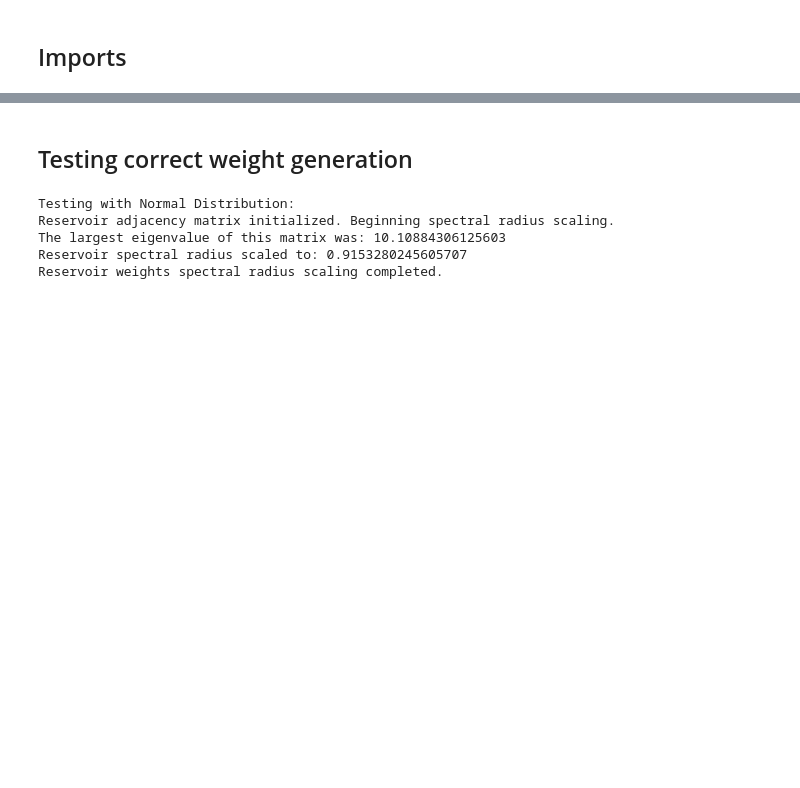
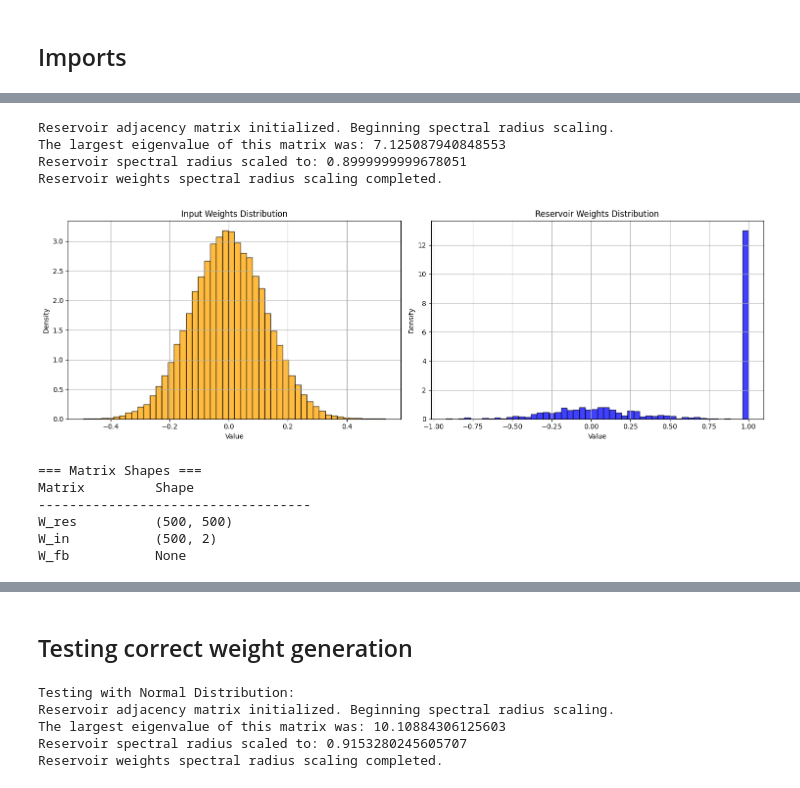
Before and after one commit to DRH312/py-ESN, a Jupyter notebook: EchoStateNetwork-Workshop/ESN_TestingSpace.ipynb, the cells around one changed output, grey strips where cells are left out. Drawn from its saved outputs; the diff is of its cells as text; code cells hidden in the pictures; blank space fills up the shorter version.

```diff
--- a/EchoStateNetwork-Workshop/ESN_TestingSpace.ipynb
+++ b/EchoStateNetwork-Workshop/ESN_TestingSpace.ipynb
@@ -9,18 +28,32 @@ from ESN_class_main import EchoStateNetwork
 # %%
 # Network parameters for testing.
 ESN_params = {
-        'input_dim': 10,           # Number of input features
-        'nodes': 1000,              # Number of reservoir neurons
-        'output_dim': 1,           # Number of output features
-        'ridge': 1e-6,             # Regularization parameter for ridge regression
-        'leak': 0.3,               # Leaking rate
-        'connectivity': 0.1,       # Connectivity of the reservoir
-        'input_scaling': 0.5,      # Scaling factor for input weights
-        'spectral_radius': 0.9,    # Desired spectral radius of the reservoir
-        'seed': 42,                # Random seed for reproducibility
-        'train_length': 500,       # Number of training steps
-        'prediction_length': 100 ,  # Number of prediction steps
-        'dtype': 'float64',
-        'enable_forcing': True,
-        'bias': False
-    }
+    'input_dim': 1,              # Single input feature
+    'nodes': 500,                # Reservoir size
+    'output_dim': 1,             # Single output feature
+    'leak': 0.3,                 # Leak rate
+    'connectivity': 0.1,         # Sparsity of the reservoir
+    'input_scaling': np.array([0.8]),  # Input scaling factor
+    'teacher_scaling': np.array([0.3]),
+    'spectral_radius': 0.9,      # Desired spectral radius
+    'enable_feedback': False,     # Feedback disabled for now
+    'seed': 42,                  # Ensures reproducibility
+    'bias': True,               # No bias for now
+}
+# %%
+# Setup network
+esn = EchoStateNetwork(ESN_params, verbose=2)
+
+esn.initialize_reservoir(distribution='normal')
+# %% [output]
+Reservoir adjacency matrix initialized. Beginning spectral radius scaling.
+The largest eigenvalue of this matrix was: 7.125087940848553
+Reservoir spectral radius scaled to: 0.8999999999678051
+Reservoir weights spectral radius scaling completed.
+[figure, added]
+=== Matrix Shapes ===
+Matrix         Shape
+-----------------------------------
+W_res          (500, 500)
+W_in           (500, 2)
+W_fb           None
```
Also changed, not shown: parts of 4 cells of this notebook, 2 other files.
